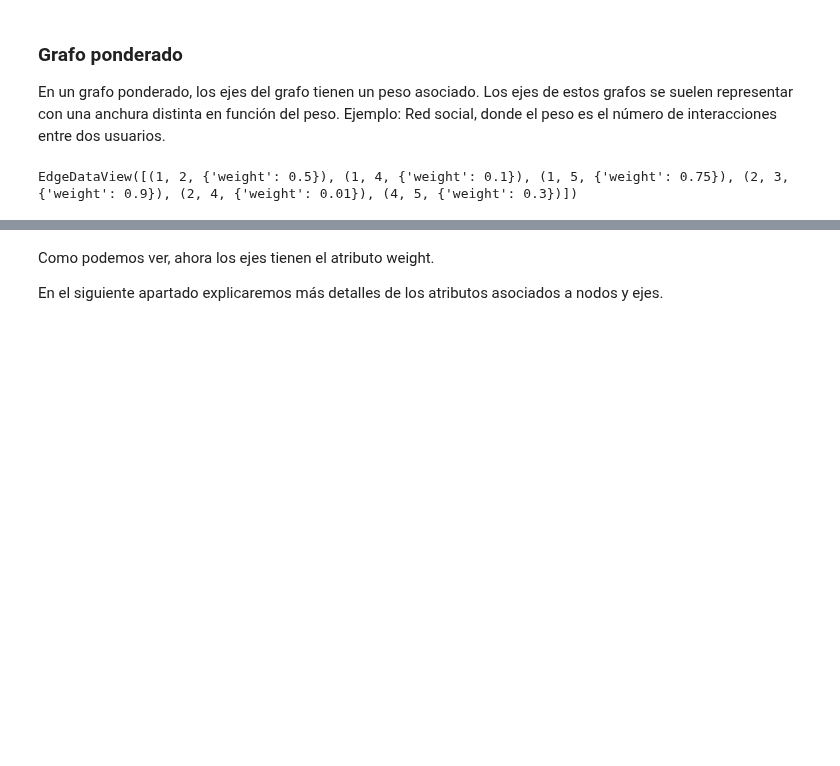
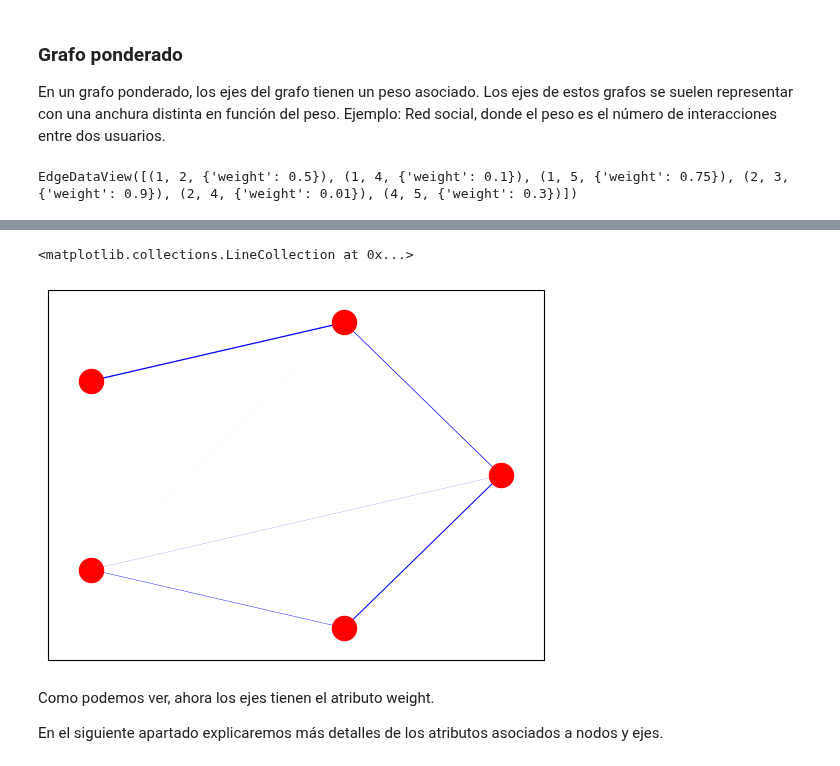
Before and after one commit to FernandoCarazoMelo/network-science, a Jupyter notebook: documentos/Parte1-grafos.ipynb, the cells around one changed output, grey strips where cells are left out. Saved outputs shown, nothing was run; the diff lists cells and outputs as text; code cells hidden in the pictures; blank space fills up the shorter version.

```diff
--- a/documentos/Parte1-grafos.ipynb
+++ b/documentos/Parte1-grafos.ipynb
@@ -451,3 +563,19 @@ EdgeDataView([(1, 2, {'weight': 0.5}), (1, 4, {'weight': 0.1}), (1, 5, {'weight'
+# %%
+# Definimos la posición de los nodos
+pos = nx.circular_layout(G)
+
+# Dibujamos
+nx.draw_networkx_nodes(G, pos=pos, node_color="red")
+nx.draw_networkx_edges(
+    G,
+    pos=pos,
+    edgelist=G.edges,
+    width=weights,
+    edge_color="blue"
+)
+# %% [output]
+<matplotlib.collections.LineCollection at 0x...>
+[figure, added]
 # %% [markdown]
 Como podemos ver, ahora los ejes tienen el atributo weight.
 
```
Also changed, not shown: parts of 70 cells of this notebook.
